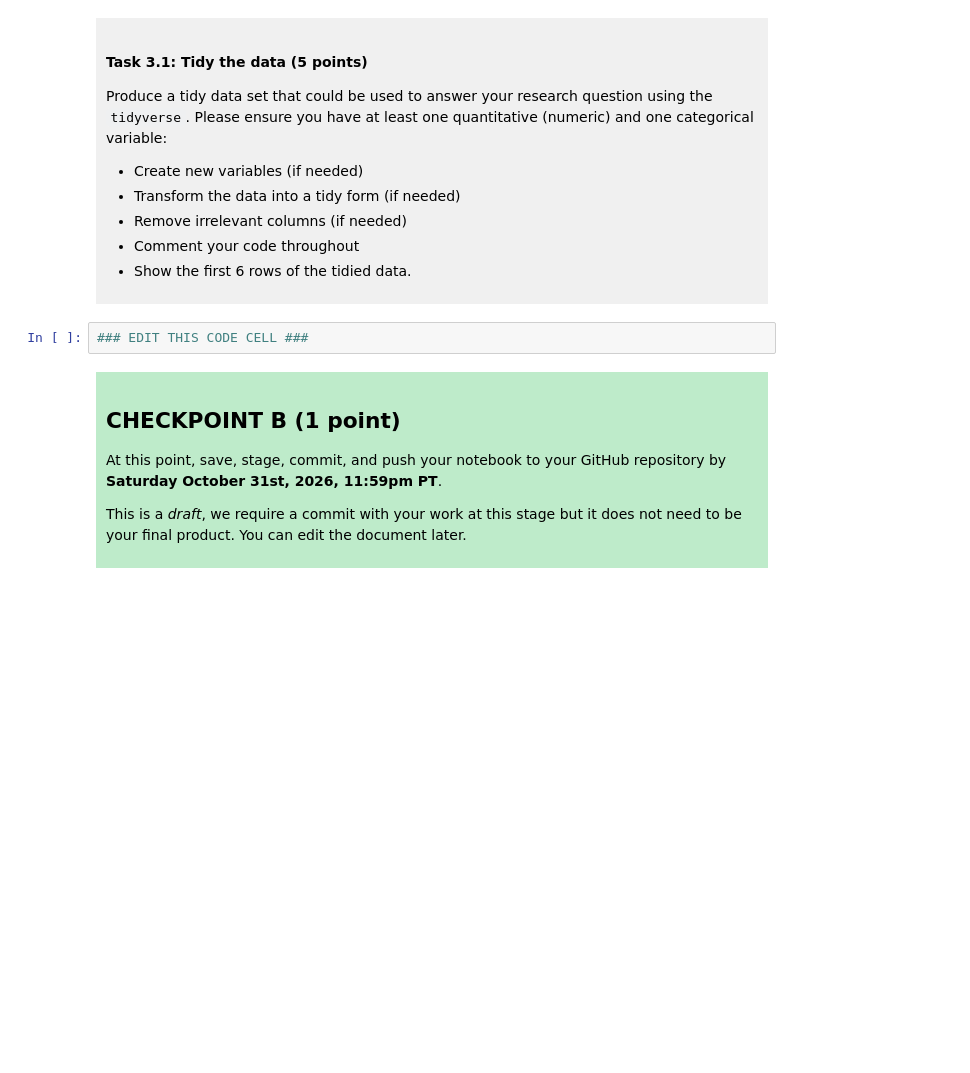
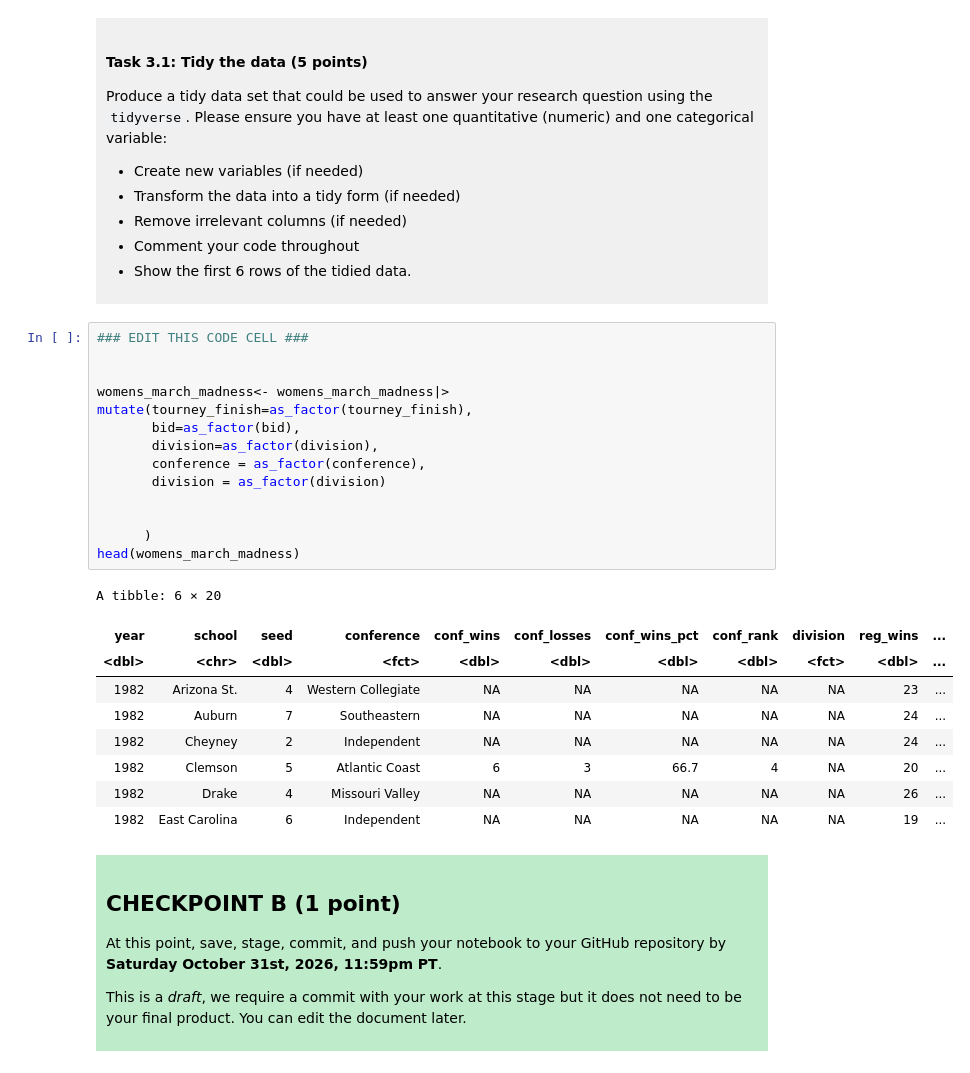
Before and after one commit to OL-git48/dsci-100-project-oliverlo, a Jupyter notebook: dsci-100-project-notebook.ipynb, the cells around one changed output. Saved outputs shown, nothing was run; the diff lists cells and outputs as text; blank space fills up the shorter version.

```diff
--- a/dsci-100-project-notebook.ipynb
+++ b/dsci-100-project-notebook.ipynb
@@ -190,6 +213,28 @@ Produce a tidy data set that could be used to answer your research question usin
 </div>
 # %%
 ### EDIT THIS CODE CELL ###
+
+
+womens_march_madness<- womens_march_madness|>
+mutate(tourney_finish=as_factor(tourney_finish),
+       bid=as_factor(bid),
+       division=as_factor(division),
+       conference = as_factor(conference),
+       division = as_factor(division)
+
+
+      )
+head(womens_march_madness)
+# %% [output]
+A tibble: 6 × 20
+| year | school | seed | conference | conf_wins | conf_losses | conf_wins_pct | conf_rank | division | reg_wins | ... |
+| <dbl> | <chr> | <dbl> | <fct> | <dbl> | <dbl> | <dbl> | <dbl> | <fct> | <dbl> | ... |
+| 1982 | Arizona St. | 4 | Western Collegiate | NA | NA | NA | NA | NA | 23 | ... |
+| 1982 | Auburn | 7 | Southeastern | NA | NA | NA | NA | NA | 24 | ... |
+| 1982 | Cheyney | 2 | Independent | NA | NA | NA | NA | NA | 24 | ... |
+| 1982 | Clemson | 5 | Atlantic Coast | 6 | 3 | 66.7 | 4 | NA | 20 | ... |
+| 1982 | Drake | 4 | Missouri Valley | NA | NA | NA | NA | NA | 26 | ... |
+| 1982 | East Carolina | 6 | Independent | NA | NA | NA | NA | NA | 19 | ... |
 # %% [markdown]
 <div style="background-color: #beebca; padding: 10px;">
 
```
Also changed, not shown: parts of 3 cells of this notebook, 1 other file.
